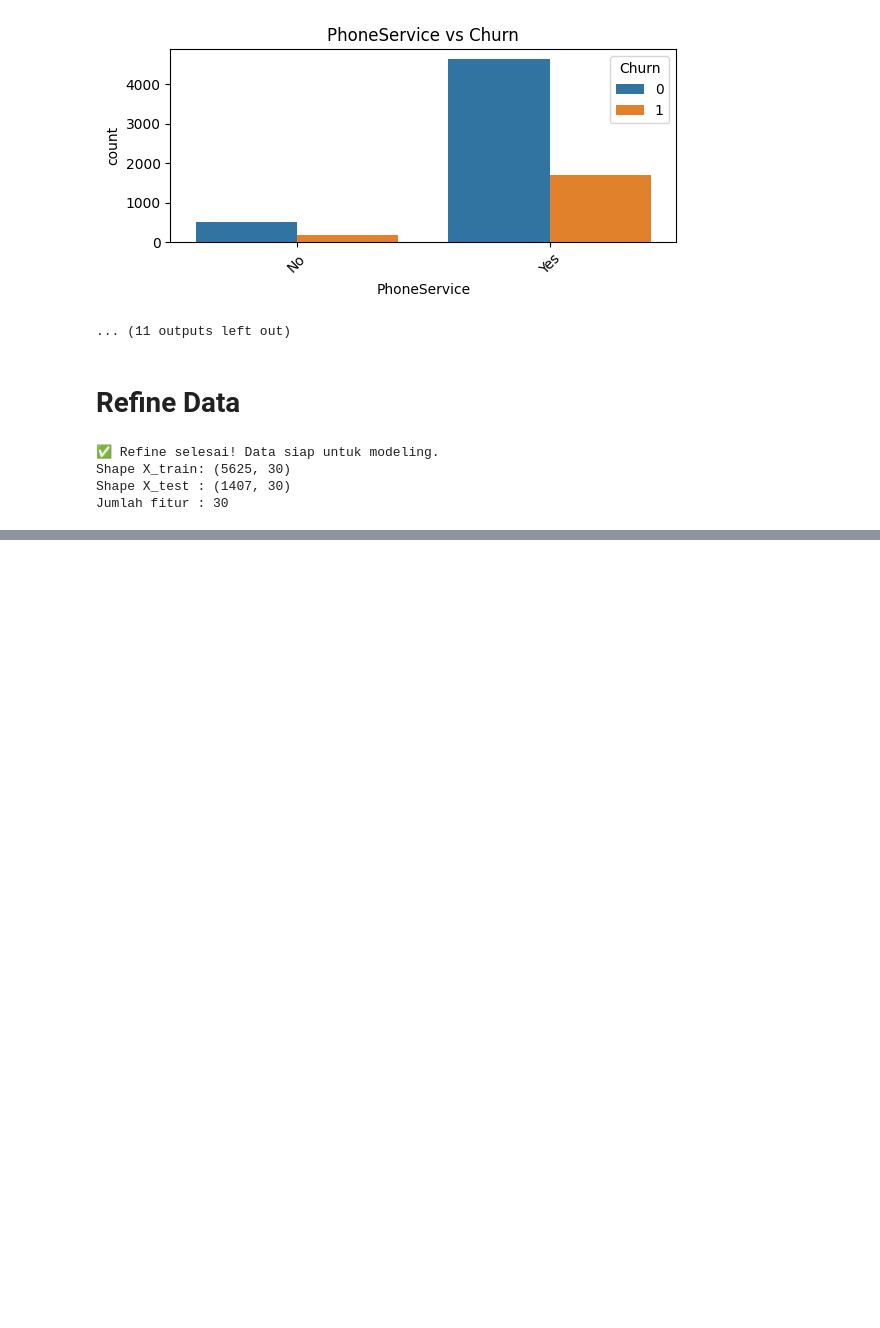
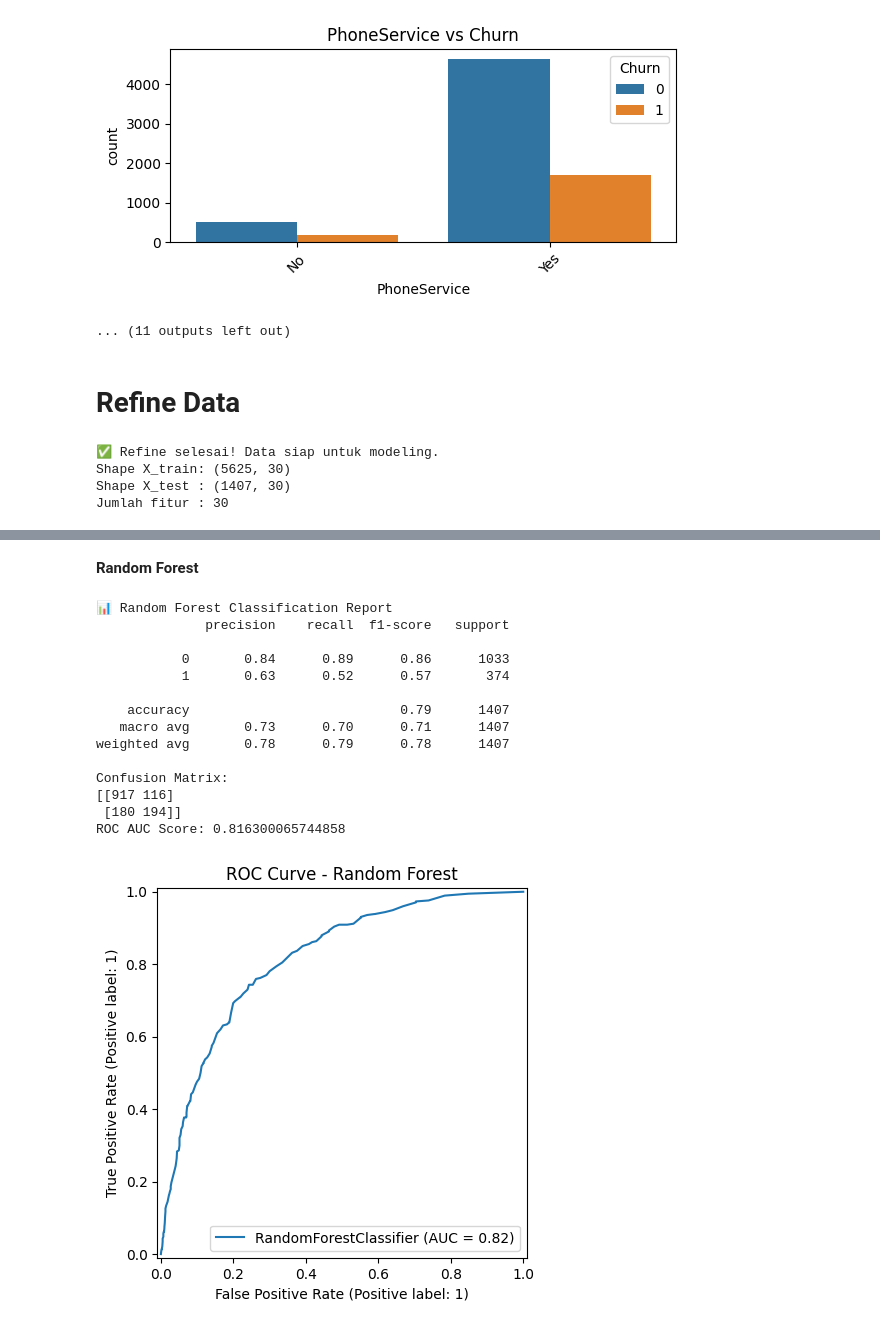
Before and after one commit to rahmanS1d1q/churn-prediction-telco-customers, a Jupyter notebook: Predicting_Customer_Churn_in_SaaS_using_Machine_Learning.ipynb, the cells around one changed output, grey strips where cells are left out. Saved outputs shown, nothing was run; the diff lists cells and outputs as text; code cells hidden in the pictures; blank space fills up the shorter version.

```diff
--- a/Predicting_Customer_Churn_in_SaaS_using_Machine_Learning.ipynb
+++ b/Predicting_Customer_Churn_in_SaaS_using_Machine_Learning.ipynb
@@ -263,0 +307,33 @@ Jumlah fitur : 30
+# %% [markdown]
+**Random Forest**
+# %%
+rf = RandomForestClassifier(random_state=42)
+rf.fit(X_train, y_train)
+y_pred_rf = rf.predict(X_test)
+
+print("\n📊 Random Forest Classification Report")
+print(classification_report(y_test, y_pred_rf))
+print("Confusion Matrix:")
+print(confusion_matrix(y_test, y_pred_rf))
+print("ROC AUC Score:", roc_auc_score(y_test, rf.predict_proba(X_test)[:,1]))
+
+# ROC Curve
+RocCurveDisplay.from_estimator(rf, X_test, y_test)
+plt.title("ROC Curve - Random Forest")
+plt.show()
+# %% [output]
+📊 Random Forest Classification Report
+              precision    recall  f1-score   support
+
+           0       0.84      0.89      0.86      1033
+           1       0.63      0.52      0.57       374
+
+    accuracy                           0.79      1407
+   macro avg       0.73      0.70      0.71      1407
+weighted avg       0.78      0.79      0.78      1407
+
+Confusion Matrix:
+[[917 116]
+ [180 194]]
+ROC AUC Score: 0.816300065744858
+[figure, added]
```
Also changed, not shown: parts of 18 cells of this notebook.
